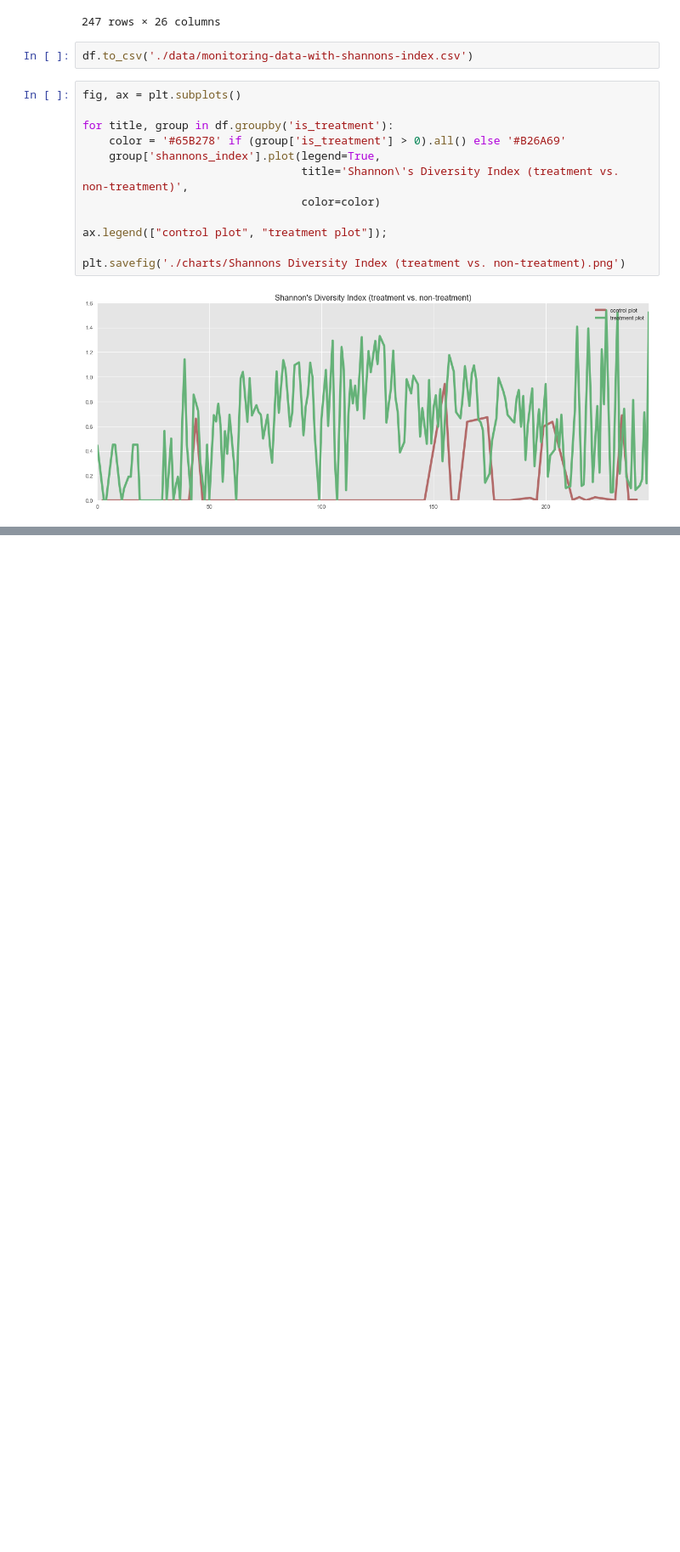
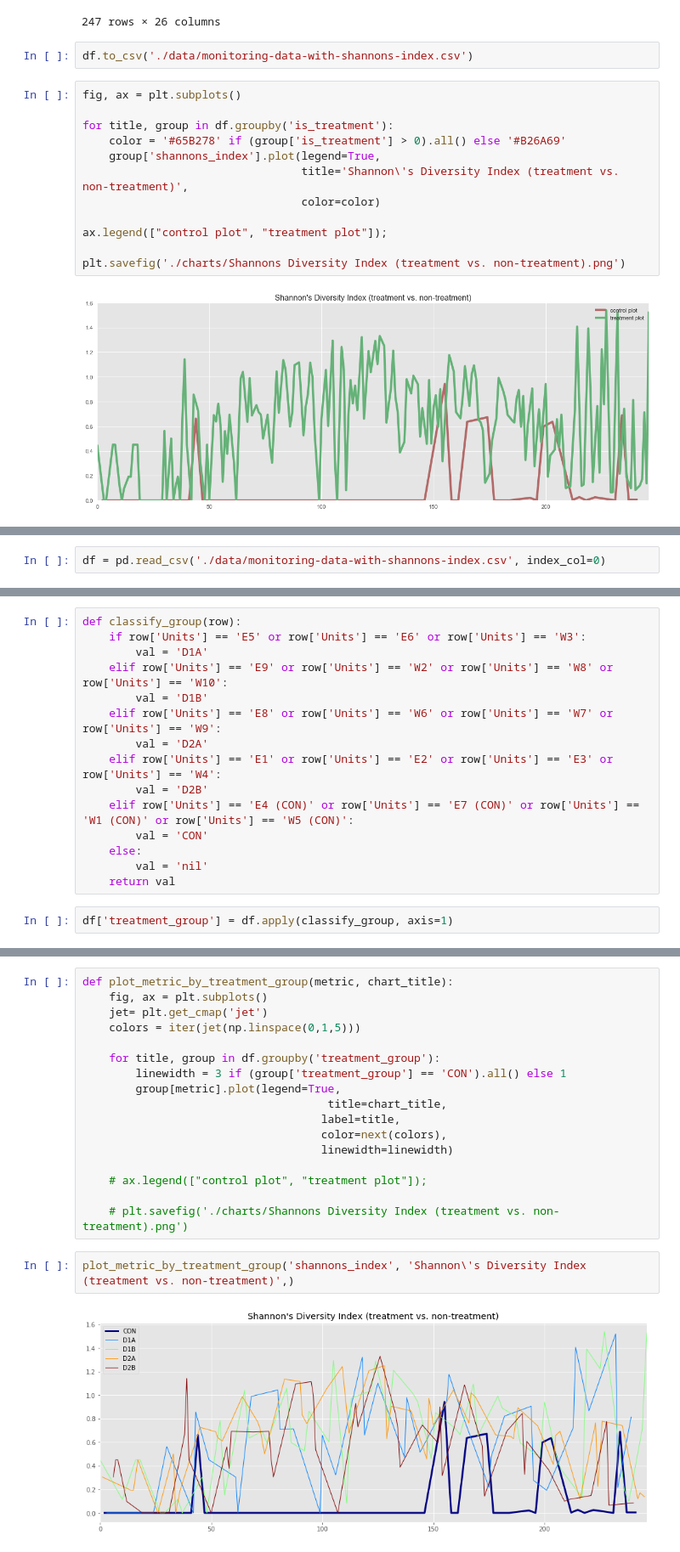
Before and after one commit to davified/carpark-7, a Jupyter notebook: data-visualisation.ipynb, the cells around one changed output, grey strips where cells are left out. Shown at 85% size. Drawn from its saved outputs; the diff is of its cells as text; blank space fills up the shorter version.

```diff
--- a/data-visualisation.ipynb
+++ b/data-visualisation.ipynb
@@ -268,0 +279,2 @@ plt.savefig('./charts/Shannons Diversity Index (treatment vs. non-treatment).png
+# %%
+df = pd.read_csv('./data/monitoring-data-with-shannons-index.csv', index_col=0)
@@ -268,0 +283,17 @@ plt.savefig('./charts/Shannons Diversity Index (treatment vs. non-treatment).png
+# %%
+def classify_group(row):
+    if row['Units'] == 'E5' or row['Units'] == 'E6' or row['Units'] == 'W3':
+        val = 'D1A'
+    elif row['Units'] == 'E9' or row['Units'] == 'W2' or row['Units'] == 'W8' or row['Units'] == 'W10':
+        val = 'D1B'
+    elif row['Units'] == 'E8' or row['Units'] == 'W6' or row['Units'] == 'W7' or row['Units'] == 'W9':
+        val = 'D2A'
+    elif row['Units'] == 'E1' or row['Units'] == 'E2' or row['Units'] == 'E3' or row['Units'] == 'W4':
+        val = 'D2B'
+    elif row['Units'] == 'E4 (CON)' or row['Units'] == 'E7 (CON)' or row['Units'] == 'W1 (CON)' or row['Units'] == 'W5 (CON)':
+        val = 'CON'
+    else:
+        val = 'nil'
+    return val
+# %%
+df['treatment_group'] = df.apply(classify_group, axis=1)
@@ -268,0 +318,21 @@ plt.savefig('./charts/Shannons Diversity Index (treatment vs. non-treatment).png
+# %%
+def plot_metric_by_treatment_group(metric, chart_title):
+    fig, ax = plt.subplots()
+    jet= plt.get_cmap('jet')
+    colors = iter(jet(np.linspace(0,1,5)))
+
+    for title, group in df.groupby('treatment_group'):
+        linewidth = 3 if (group['treatment_group'] == 'CON').all() else 1
+        group[metric].plot(legend=True,
+                                     title=chart_title,
+                                    label=title,
+                                    color=next(colors),
+                                    linewidth=linewidth)
+
+    # ax.legend(["control plot", "treatment plot"]);
+
+    # plt.savefig('./charts/Shannons Diversity Index (treatment vs. non-treatment).png')
+# %%
+plot_metric_by_treatment_group('shannons_index', 'Shannon\'s Diversity Index (treatment vs. non-treatment)',)
+# %% [output]
+[figure, added]
```
Also changed, not shown: parts of 38 cells of this notebook, 3 other files.
